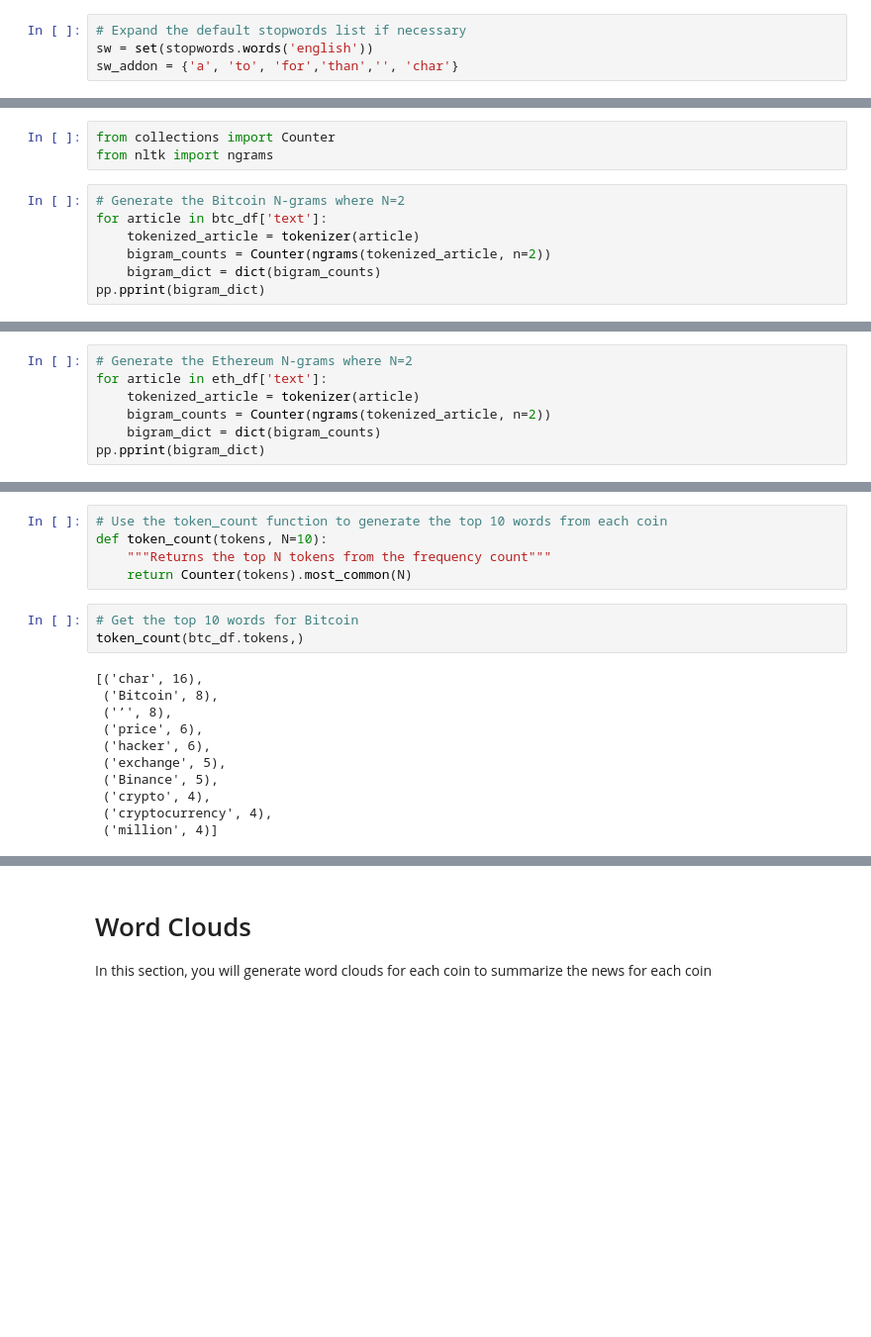
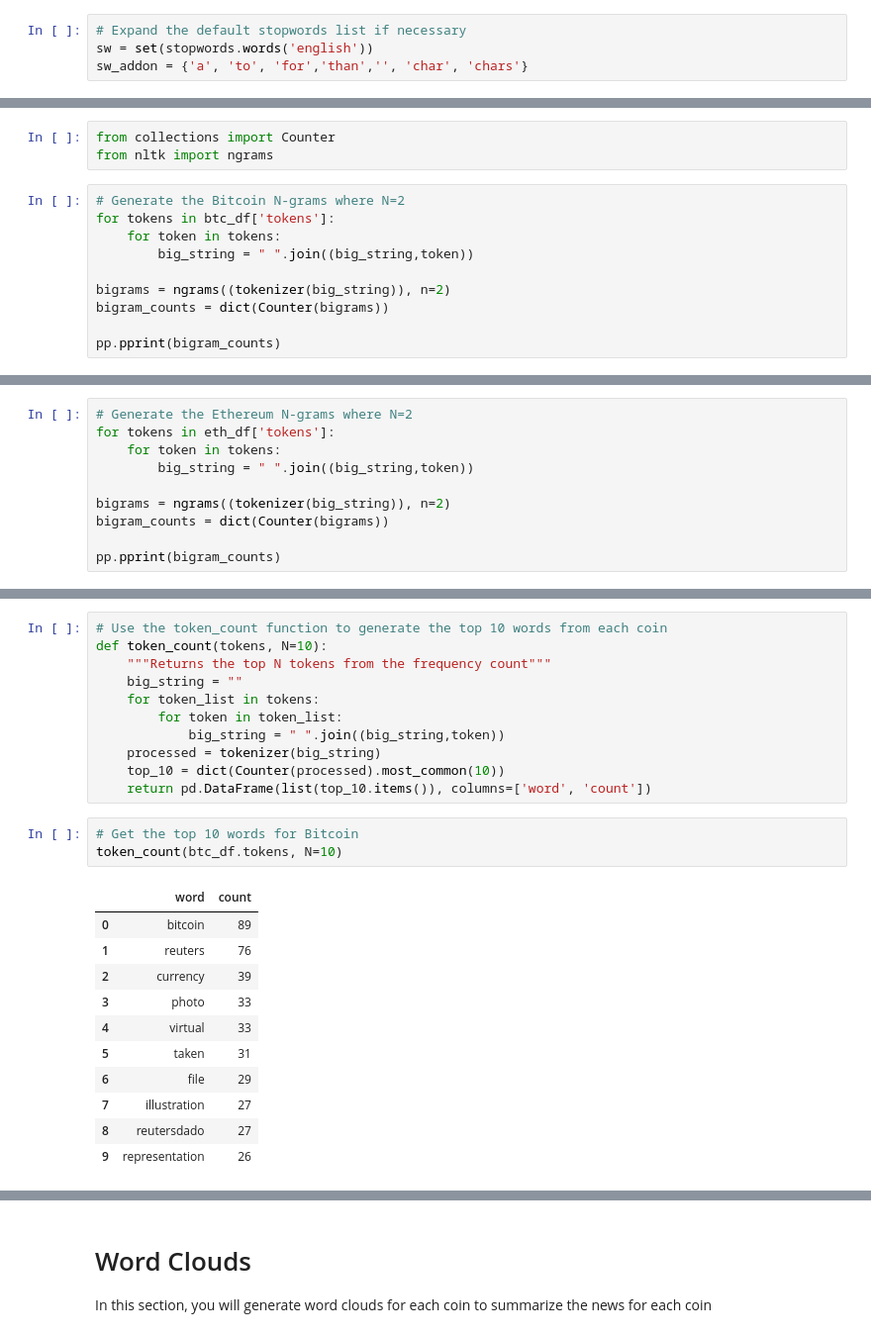
Before and after one commit to jackfazzone/12-NLP, a Jupyter notebook: Instructions/Starter_Code/crypto_sentiment.ipynb, the cells around one changed output, grey strips where cells are left out. Shown at 99% size. Drawn from its saved outputs; the diff is of its cells as text; blank space fills up the shorter version.

Commit message:
ngrams & frequency done

```diff
--- a/Instructions/Starter_Code/crypto_sentiment.ipynb
+++ b/Instructions/Starter_Code/crypto_sentiment.ipynb
@@ -193,7 +193,7 @@ import re
 # %%
 # Expand the default stopwords list if necessary
 sw = set(stopwords.words('english'))
-sw_addon = {'a', 'to', 'for','than','', 'char'}
+sw_addon = {'a', 'to', 'for','than','', 'char', 'chars'}
 # %%
 # Complete the tokenizer function
 lemmatizer = WordNetLemmatizer()
@@ -256,9 +257,12 @@ from collections import Counter
 from nltk import ngrams
 # %%
 # Generate the Bitcoin N-grams where N=2
-for article in btc_df['text']:
-    tokenized_article = tokenizer(article)
-    bigram_counts = Counter(ngrams(tokenized_article, n=2))
-    bigram_dict = dict(bigram_counts)
-pp.pprint(bigram_dict)
+for tokens in btc_df['tokens']:
+    for token in tokens:
+        big_string = " ".join((big_string,token))
+
+bigrams = ngrams((tokenizer(big_string)), n=2)
+bigram_counts = dict(Counter(bigrams))
+
+pp.pprint(bigram_counts)
 # %% [output]
@@ -282,8 +286,11 @@ pp.pprint(bigram_dict)
 # %%
 # Generate the Ethereum N-grams where N=2
-for article in eth_df['text']:
-    tokenized_article = tokenizer(article)
-    bigram_counts = Counter(ngrams(tokenized_article, n=2))
-    bigram_dict = dict(bigram_counts)
-pp.pprint(bigram_dict)
+for tokens in eth_df['tokens']:
+    for token in tokens:
+        big_string = " ".join((big_string,token))
+
+bigrams = ngrams((tokenizer(big_string)), n=2)
+bigram_counts = dict(Counter(bigrams))
+
+pp.pprint(bigram_counts)
 # %% [output]
@@ -308,20 +315,27 @@ pp.pprint(bigram_dict)
 # Use the token_count function to generate the top 10 words from each coin
 def token_count(tokens, N=10):
     """Returns the top N tokens from the frequency count"""
-    return Counter(tokens).most_common(N)
+    big_string = ""
+    for token_list in tokens:
+        for token in token_list:
+            big_string = " ".join((big_string,token))
+    processed = tokenizer(big_string)
+    top_10 = dict(Counter(processed).most_common(10))
+    return pd.DataFrame(list(top_10.items()), columns=['word', 'count'])
 # %%
 # Get the top 10 words for Bitcoin
-token_count(btc_df.tokens,)
+token_count(btc_df.tokens, N=10)
 # %% [output]
-[('char', 16),
- ('Bitcoin', 8),
- ('’', 8),
- ('price', 6),
- ('hacker', 6),
- ('exchange', 5),
- ('Binance', 5),
- ('crypto', 4),
- ('cryptocurrency', 4),
- ('million', 4)]
+|  | word | count |
+| 0 | bitcoin | 89 |
+| 1 | reuters | 76 |
+| 2 | currency | 39 |
+| 3 | photo | 33 |
+| 4 | virtual | 33 |
+| 5 | taken | 31 |
+| 6 | file | 29 |
+| 7 | illustration | 27 |
+| 8 | reutersdado | 27 |
+| 9 | representation | 26 |
 # %%
 # Get the top 10 words for Ethereum
```
Also changed, not shown: parts of 7 cells of this notebook.
